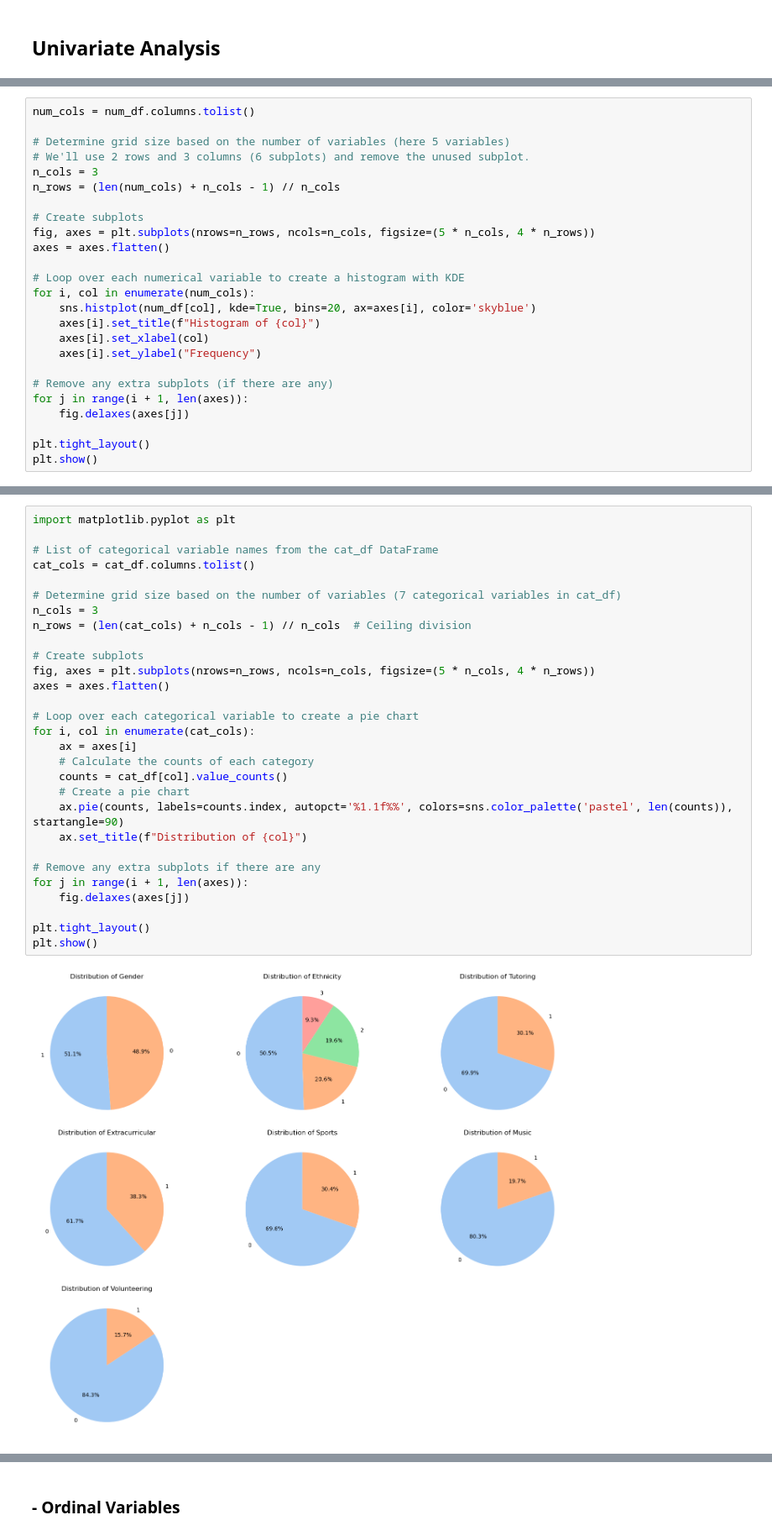
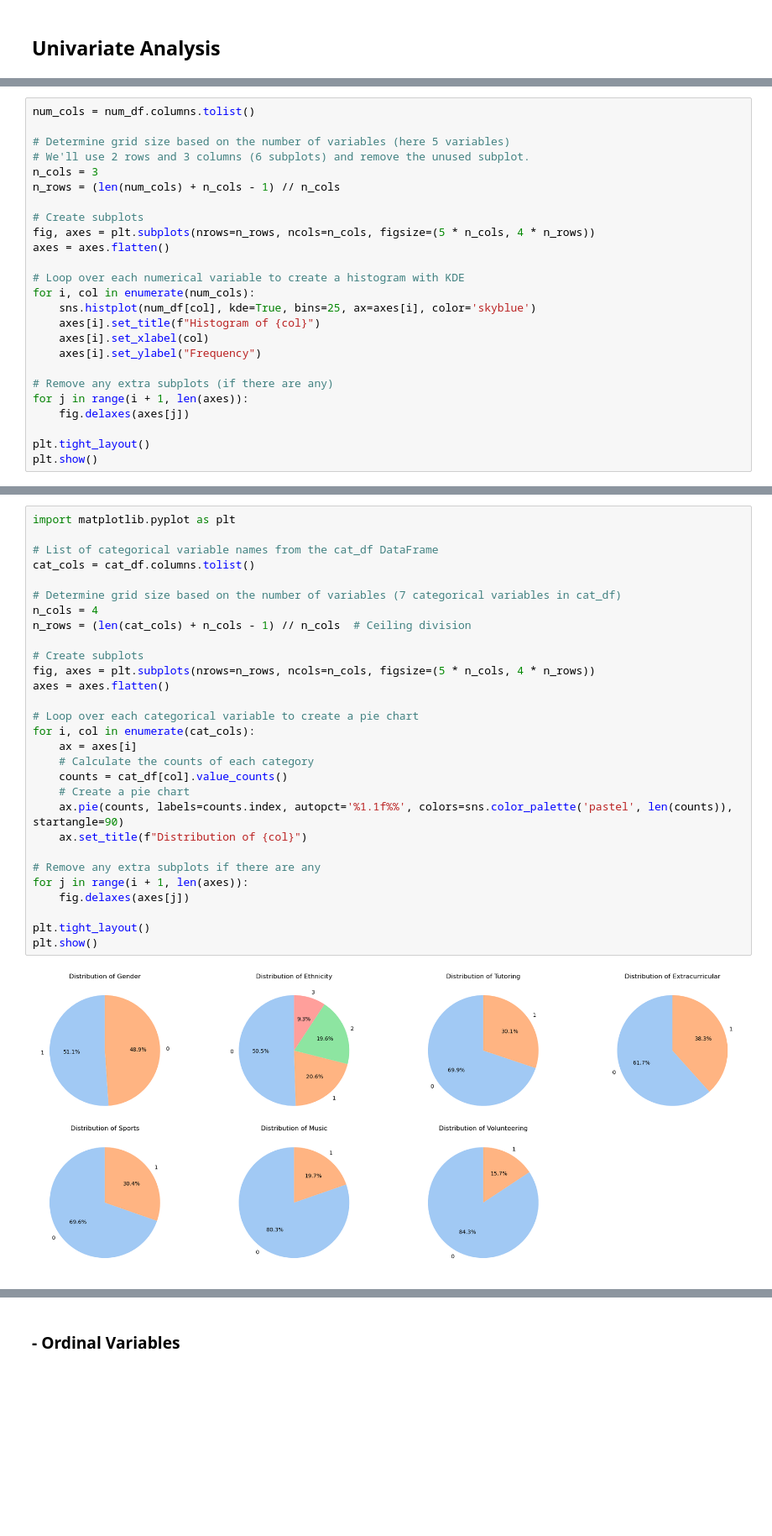
Before and after one commit to jeremiafourie/BrightPath-Grade-Predictor, a Jupyter notebook: notebooks/eda.ipynb, the cells around one changed output, grey strips where cells are left out. Shown at 84% size. Saved outputs shown, nothing was run; the diff lists cells and outputs as text; blank space fills up the shorter version.

```diff
--- a/notebooks/eda.ipynb
+++ b/notebooks/eda.ipynb
@@ -40,7 +41,7 @@ axes = axes.flatten()
 
 # Loop over each numerical variable to create a histogram with KDE
 for i, col in enumerate(num_cols):
-    sns.histplot(num_df[col], kde=True, bins=20, ax=axes[i], color='skyblue')
+    sns.histplot(num_df[col], kde=True, bins=25, ax=axes[i], color='skyblue')
     axes[i].set_title(f"Histogram of {col}")
     axes[i].set_xlabel(col)
     axes[i].set_ylabel("Frequency")
@@ -58,31 +62,31 @@ plt.show()
 # %%
 import matplotlib.pyplot as plt
 
 # List of categorical variable names from the cat_df DataFrame
 cat_cols = cat_df.columns.tolist()
 
 # Determine grid size based on the number of variables (7 categorical variables in cat_df)
-n_cols = 3
+n_cols = 4
 n_rows = (len(cat_cols) + n_cols - 1) // n_cols  # Ceiling division
 
 # Create subplots
 fig, axes = plt.subplots(nrows=n_rows, ncols=n_cols, figsize=(5 * n_cols, 4 * n_rows))
 axes = axes.flatten()
 
 # Loop over each categorical variable to create a pie chart
 for i, col in enumerate(cat_cols):
     ax = axes[i]
     # Calculate the counts of each category
     counts = cat_df[col].value_counts()
     # Create a pie chart
     ax.pie(counts, labels=counts.index, autopct='%1.1f%%', colors=sns.color_palette('pastel', len(counts)), startangle=90)
     ax.set_title(f"Distribution of {col}")
 
 # Remove any extra subplots if there are any
 for j in range(i + 1, len(axes)):
     fig.delaxes(axes[j])
 
 plt.tight_layout()
 plt.show()
 # %% [output]
-[figure, old version]
+[figure, new version]
```
Also changed, not shown: parts of 5 cells of this notebook.
